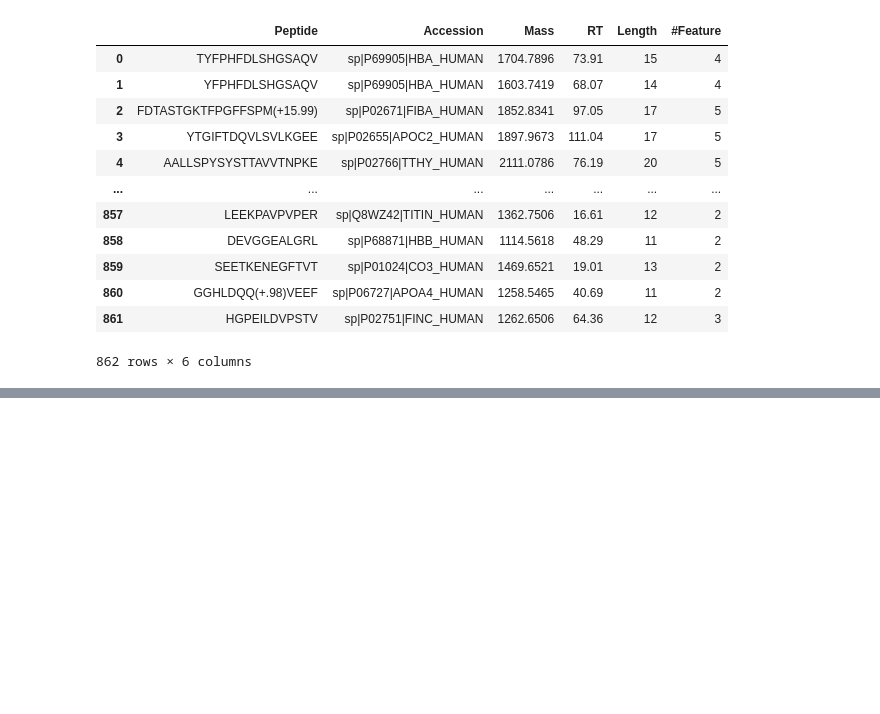
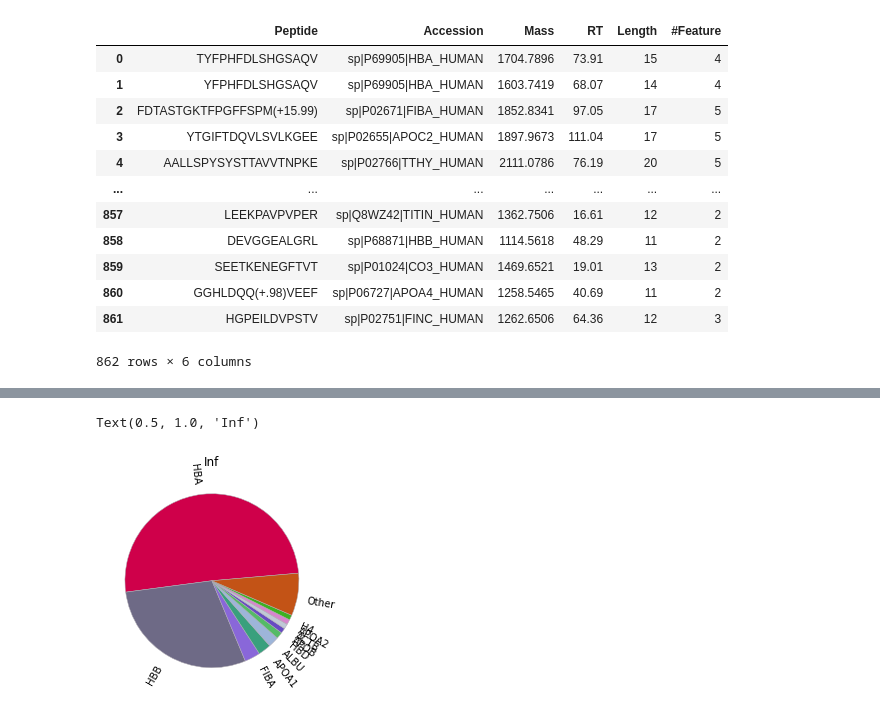
Before and after one commit to ErikHartman/peptidomic_py, a Jupyter notebook: methods.ipynb, the cells around one changed output, grey strips where cells are left out. Saved outputs shown, nothing was run; the diff lists cells and outputs as text; code cells hidden in the pictures; blank space fills up the shorter version.

```diff
--- a/methods.ipynb
+++ b/methods.ipynb
@@ -152,0 +220,7 @@ df_inter
+# %%
+wp = { 'linewidth' : 0.5, 'edgecolor' : "#afabb3" }
+plt.pie(list(df_list_imp),labels = test , wedgeprops=wp, rotatelabels=True, colors=colors,startangle= 5 )
+plt.title('Inf')
+# %% [output]
+Text(0.5, 1.0, 'Inf')
+[figure, added]
```
Also changed, not shown: parts of 6 cells of this notebook.
